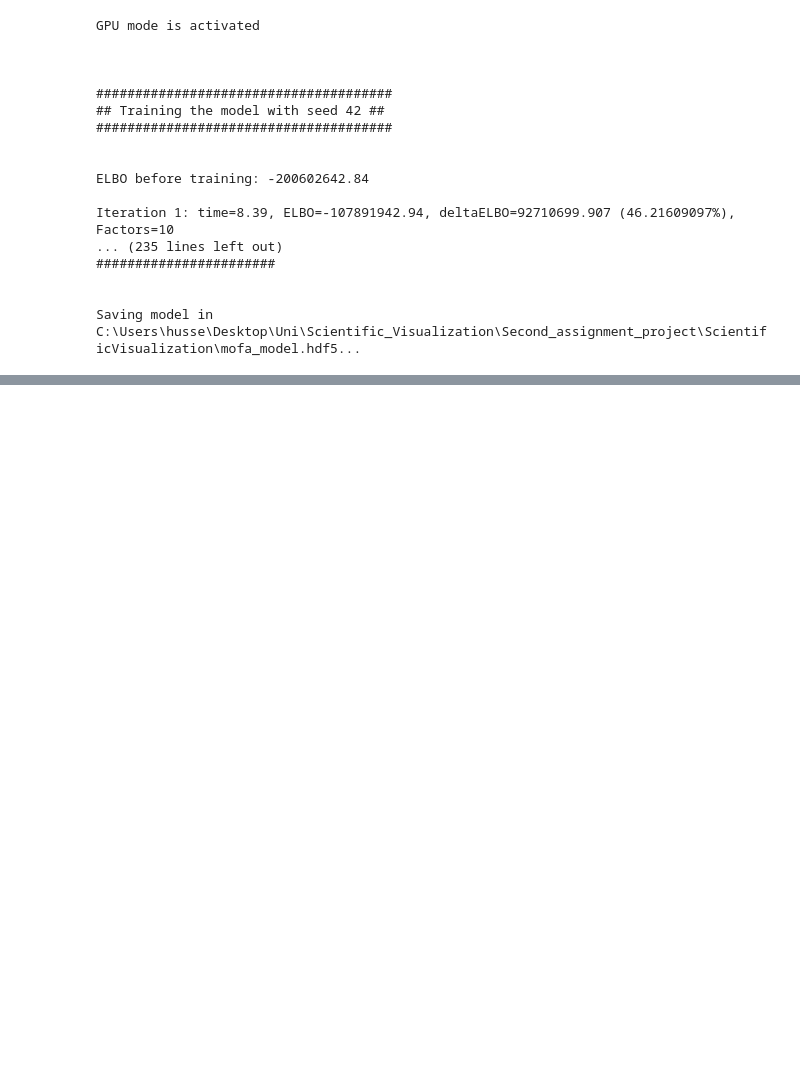
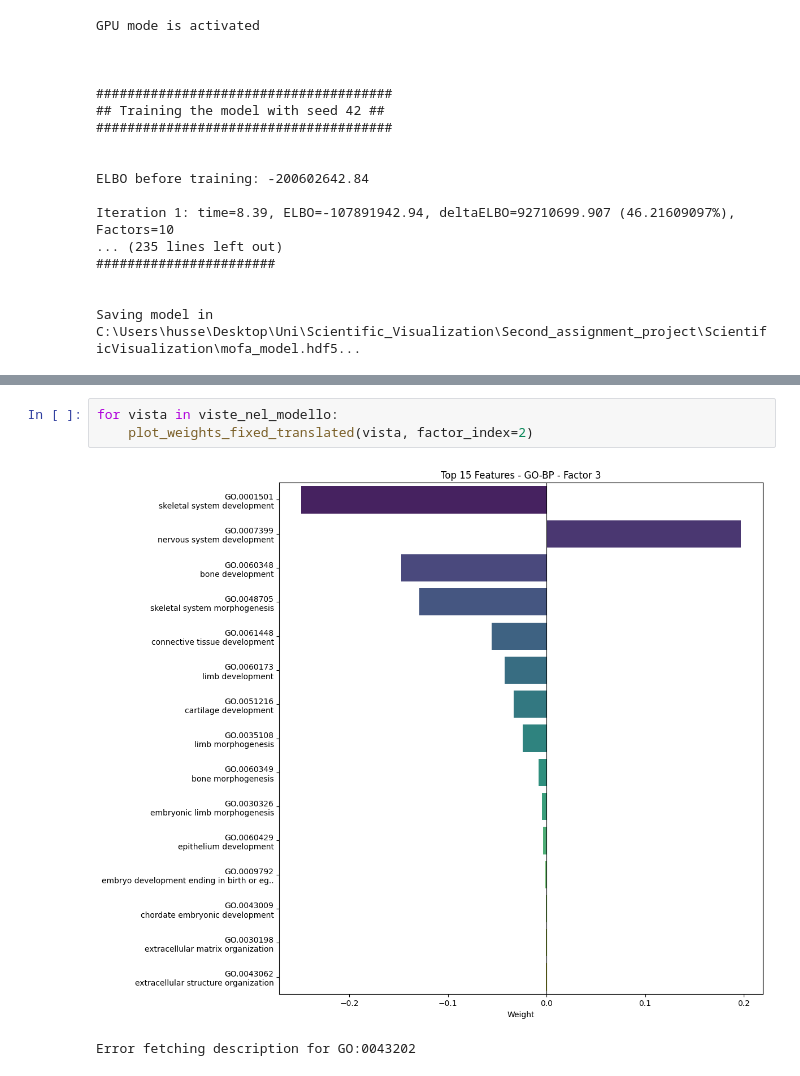
Before and after one commit to GuerineHoussem/ScientificVisualization, a Jupyter notebook: pipeline.ipynb, the cells around one changed output, grey strips where cells are left out. Drawn from its saved outputs; the diff is of its cells as text; blank space fills up the shorter version.

```diff
--- a/pipeline.ipynb
+++ b/pipeline.ipynb
@@ -356,0 +531,6 @@ Prime righe del dataframe R2:
+# %%
+for vista in viste_nel_modello:
+    plot_weights_fixed_translated(vista, factor_index=2)
+# %% [output]
+[figure, added]
+Error fetching description for GO:0043202
```
Also changed, not shown: parts of 13 cells of this notebook, 12 other files.
